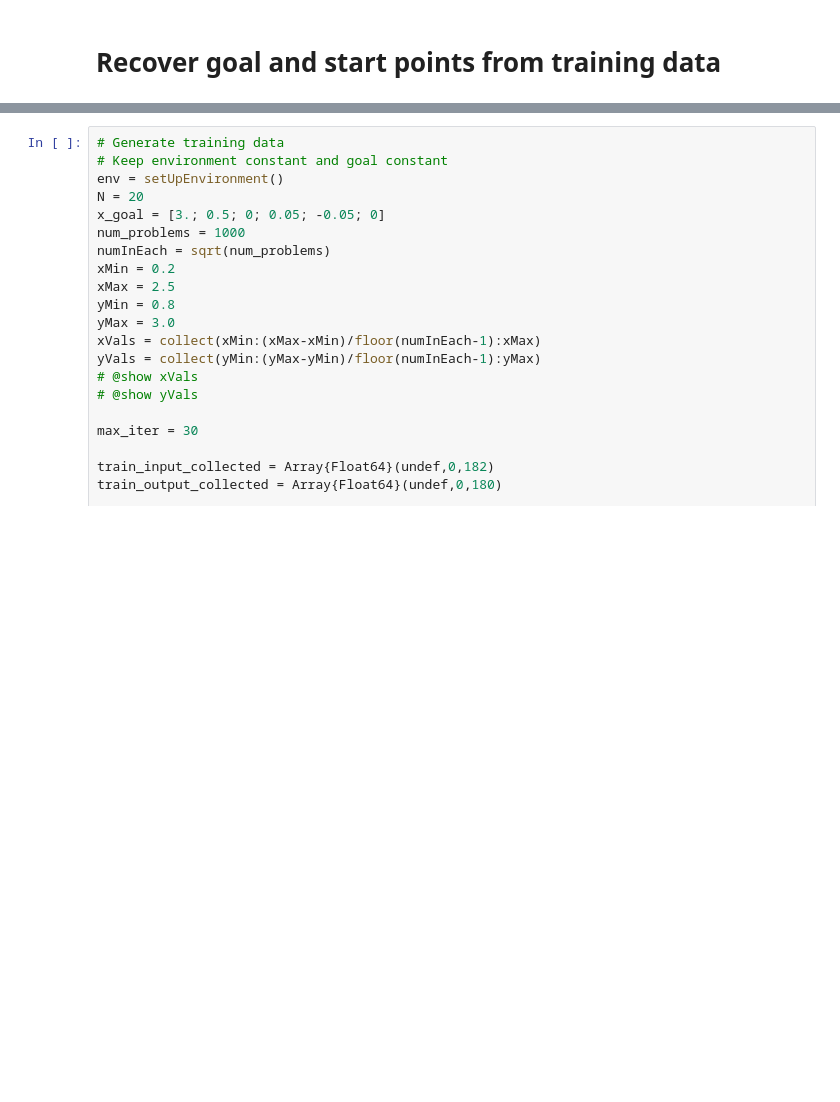
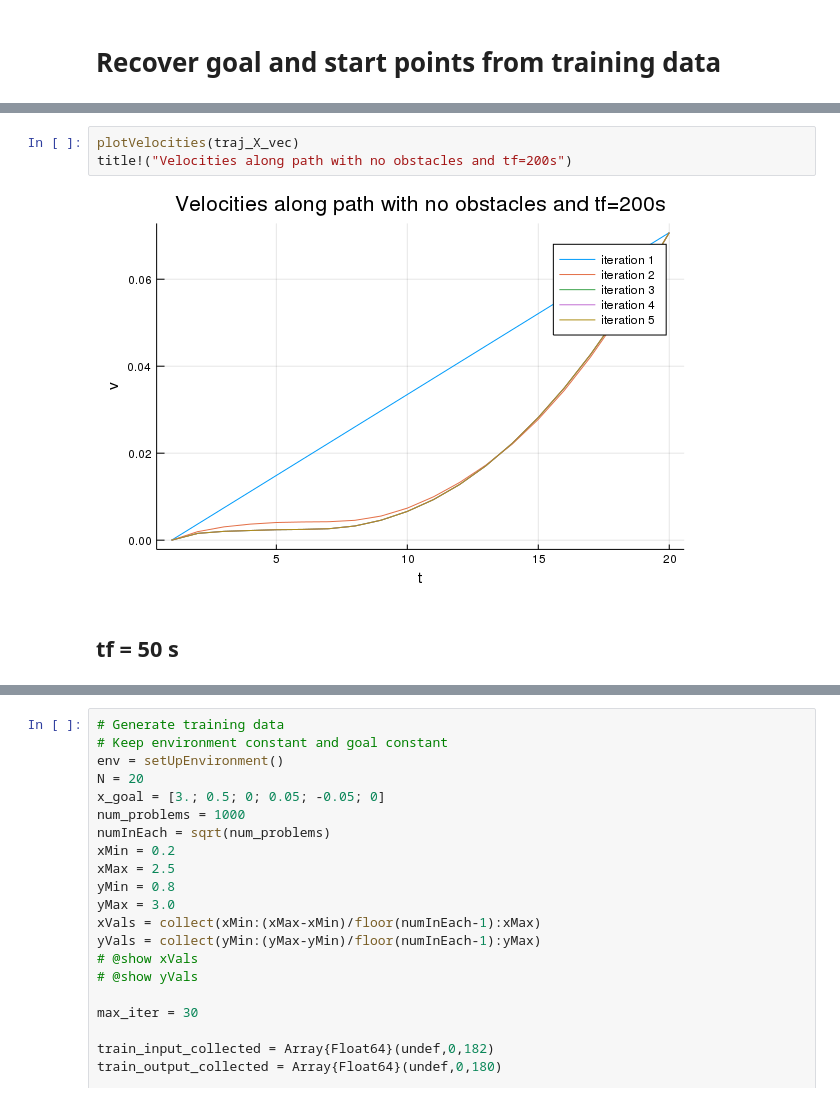
Before and after one commit to somritabanerjee/GuSTO.jl, a Jupyter notebook: examples/freeflyerSE2-Copy1.ipynb, the cells around one changed output, grey strips where cells are left out. Cells and saved outputs as stored; diff of their text form; blank space fills up the shorter version.

```diff
--- a/examples/freeflyerSE2-Copy1.ipynb
+++ b/examples/freeflyerSE2-Copy1.ipynb
@@ -205,0 +340,7 @@ end
+# %%
+plotVelocities(traj_X_vec)
+title!("Velocities along path with no obstacles and tf=200s")
+# %% [output]
+[figure, added]
+# %% [markdown]
+## tf = 50 s
```
Also changed, not shown: parts of 41 cells of this notebook, 6 other files.
